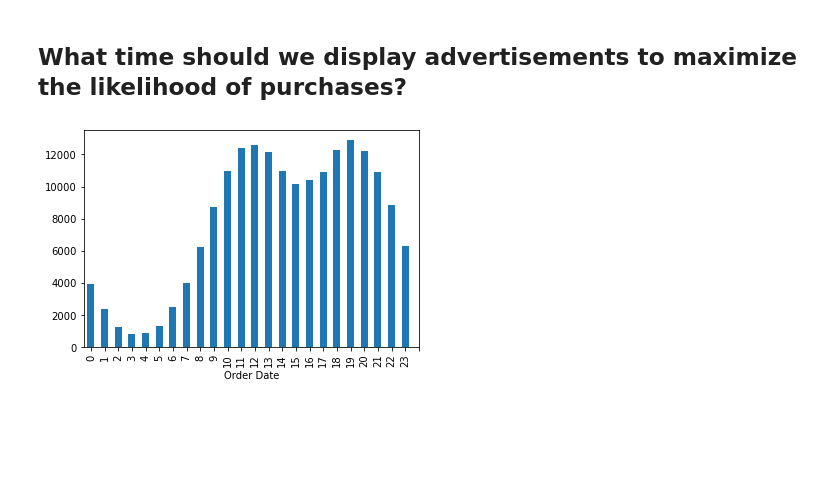
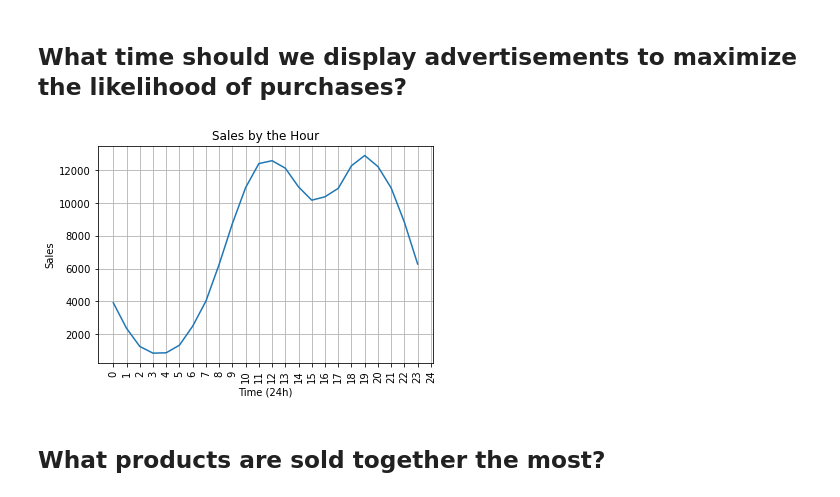
Before and after one commit to ogog1/Sales-Data-Analysis, a Jupyter notebook: analysis.ipynb, the cells around one changed output. Cells and saved outputs as stored; diff of their text form; code cells hidden in the pictures; blank space fills up the shorter version.

```diff
--- a/analysis.ipynb
+++ b/analysis.ipynb
@@ -141,8 +141,14 @@ all_data['Order Time'] = all_data['Order Date'].dt.time
 sales_dates = all_data['Order Date']
 # %%
 time_ticks = range(25)
-sales_dates.groupby(sales_dates.dt.hour).count().plot(kind='bar')
+sales_dates.groupby(sales_dates.dt.hour).count().plot()
+plt.title('Sales by the Hour')
+plt.xlabel('Time (24h)')
+plt.ylabel('Sales')
 plt.xticks(ticks=time_ticks, rotation=90)
+plt.grid()
 plt.show()
 # %% [output]
-[figure, old version]
+[figure, new version]
+# %% [markdown]
+## What products are sold together the most?
```
